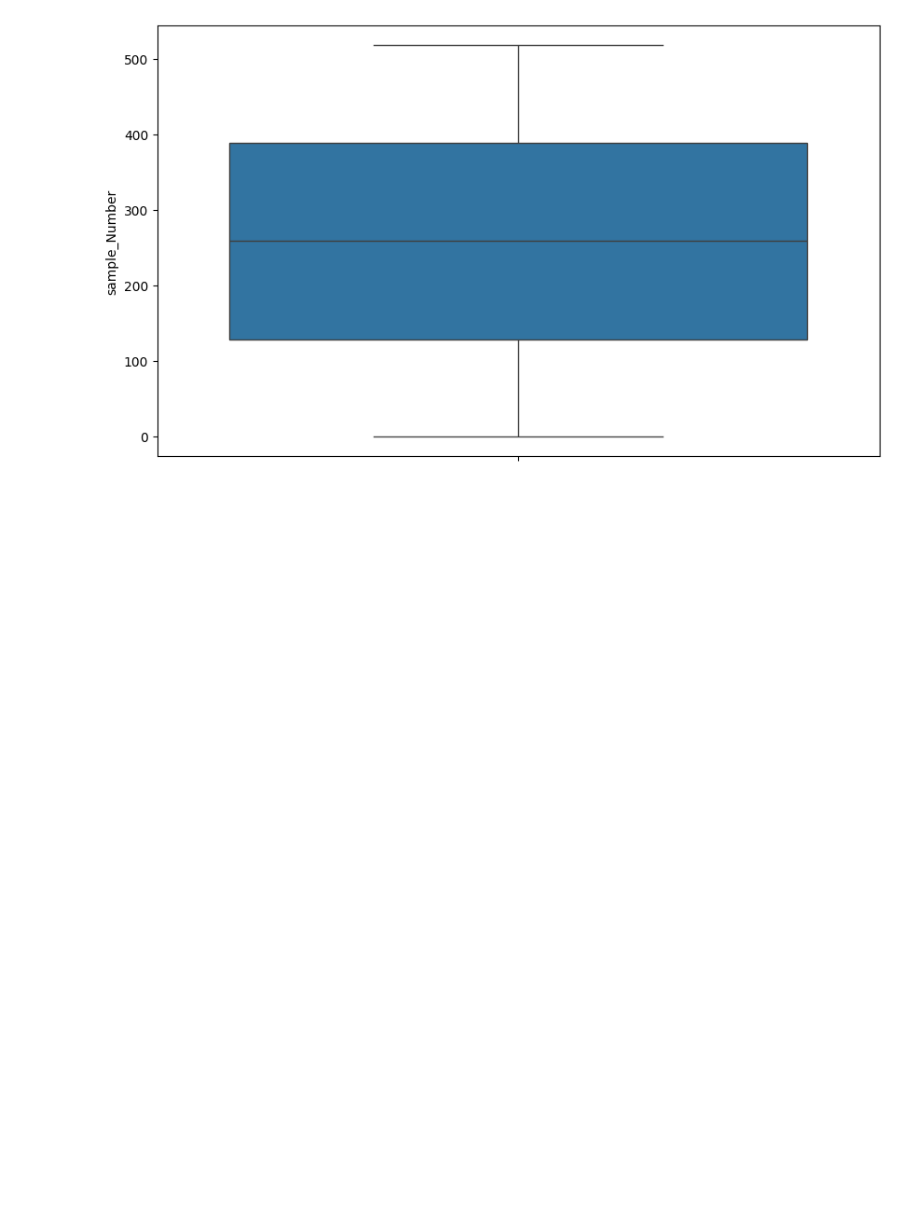
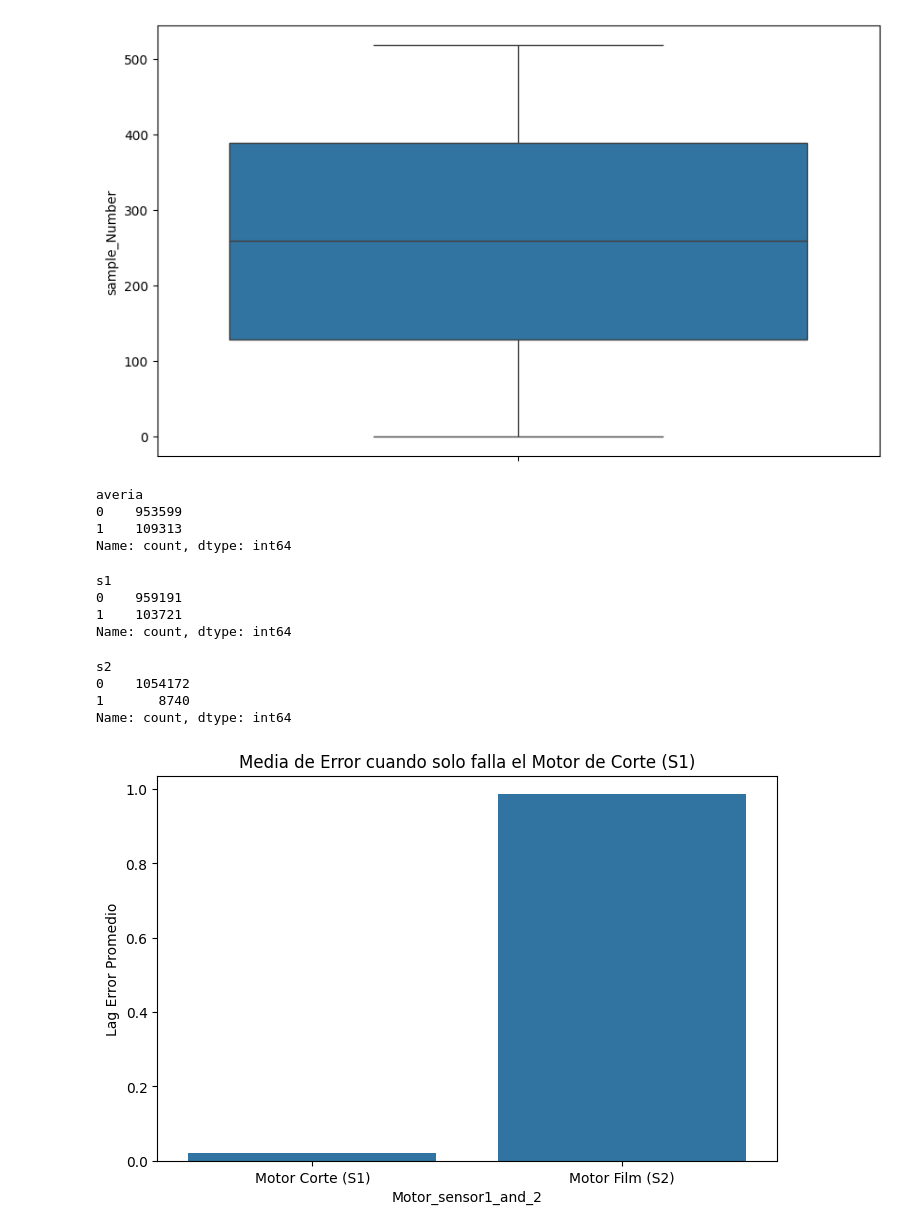
Before and after one commit to maketas1/CuartetoCalavera, a Jupyter notebook: proyecto_Jaime.ipynb, the cells around one changed output. Cells and saved outputs as stored; diff of their text form; code cells hidden in the pictures; blank space fills up the shorter version.

```diff
--- a/proyecto_Jaime.ipynb
+++ b/proyecto_Jaime.ipynb
@@ -395,3 +398,57 @@ sns.boxplot(
 # %% [output]
 <Axes: ylabel='sample_Number'>
 [figure]
+# %%
+df1_copia["averia"] = (
+    (df1_copia["pCut::CTRL_Position_controller::Lag_error"] < 0) |
+    (df1_copia["pSvolFilm::CTRL_Position_controller::Lag_error"] < 0) |
+    (df1_copia["pCut::CTRL_Position_controller::Lag_error"] > 1.7) |
+    (df1_copia["pSvolFilm::CTRL_Position_controller::Lag_error"] > 3)
+).astype(int)
+
+df1_copia["averia"].value_counts()
+# %% [output]
+averia
+0    953599
+1    109313
+Name: count, dtype: int64
+# %%
+df1_copia["s1"] = (
+    (df1_copia["pCut::CTRL_Position_controller::Lag_error"] < 0) |
+    (df1_copia["pCut::CTRL_Position_controller::Lag_error"] > 1.7)
+).astype(int)
+
+df1_copia["s1"].value_counts()
+# %% [output]
+s1
+0    959191
+1    103721
+Name: count, dtype: int64
+# %%
+df1_copia["s2"] = (
+    (df1_copia["pSvolFilm::CTRL_Position_controller::Lag_error"] < 0) |
+    (df1_copia["pSvolFilm::CTRL_Position_controller::Lag_error"] > 3)
+).astype(int)
+
+df1_copia["s2"].value_counts()
+# %% [output]
+s2
+0    1054172
+1       8740
+Name: count, dtype: int64
+# %%
+averia_filtrada = df1_copia[df1_copia["averia"]==0].copy()
+# %%
+df1_copia1 = averia_filtrada[['pCut::CTRL_Position_controller::Lag_error',
+                    'pSvolFilm::CTRL_Position_controller::Lag_error']].mean().reset_index()
+df1_copia1.columns = ['Motor_sensor1_and_2', 'Error_Medio']
+
+plt.figure(figsize=(8, 5))
+sns.barplot(data=df1_copia1, x='Motor_sensor1_and_2', y='Error_Medio')
+
+plt.title('Media de Error cuando solo falla el Motor de Corte (S1)')
+plt.ylabel('Lag Error Promedio')
+plt.xticks([0, 1], ['Motor Corte (S1)', 'Motor Film (S2)'])
+plt.show()
+# %% [output]
+[figure, added]
```
Also changed, not shown: parts of 3 cells of this notebook.
